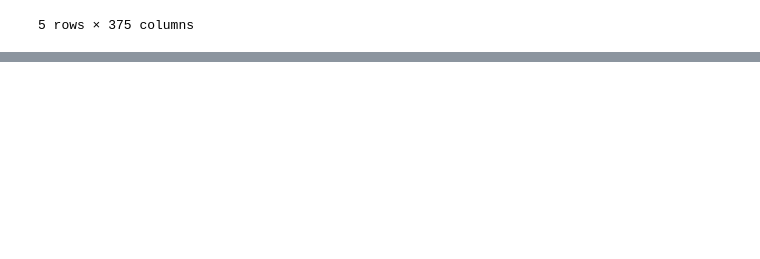
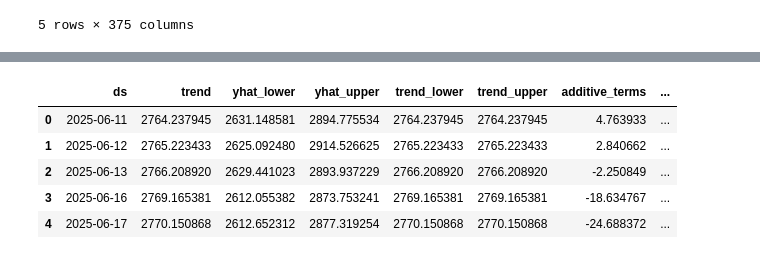
Before and after one commit to Yousuf1907/Time-Series-with-TFTs, a Jupyter notebook: main.ipynb, the cells around one changed output, grey strips where cells are left out. Drawn from its saved outputs; the diff is of its cells as text; code cells hidden in the pictures; blank space fills up the shorter version.

```diff
--- a/main.ipynb
+++ b/main.ipynb
@@ -166,0 +51,10 @@ AttributeError: 'Output' object has no attribute 'x'
+# %%
+forecast.to_csv('forecast.csv', index=False)
+forecast.head()
+# %% [output]
+|  | ds | trend | yhat_lower | yhat_upper | trend_lower | trend_upper | additive_terms | ... |
+| 0 | 2025-06-11 | 2764.237945 | 2631.148581 | 2894.775534 | 2764.237945 | 2764.237945 | 4.763933 | ... |
+| 1 | 2025-06-12 | 2765.223433 | 2625.092480 | 2914.526625 | 2765.223433 | 2765.223433 | 2.840662 | ... |
+| 2 | 2025-06-13 | 2766.208920 | 2629.441023 | 2893.937229 | 2766.208920 | 2766.208920 | -2.250849 | ... |
+| 3 | 2025-06-16 | 2769.165381 | 2612.055382 | 2873.753241 | 2769.165381 | 2769.165381 | -18.634767 | ... |
+| 4 | 2025-06-17 | 2770.150868 | 2612.652312 | 2877.319254 | 2770.150868 | 2770.150868 | -24.688372 | ... |
```
Also changed, not shown: parts of 17 cells of this notebook, 2 other files.
